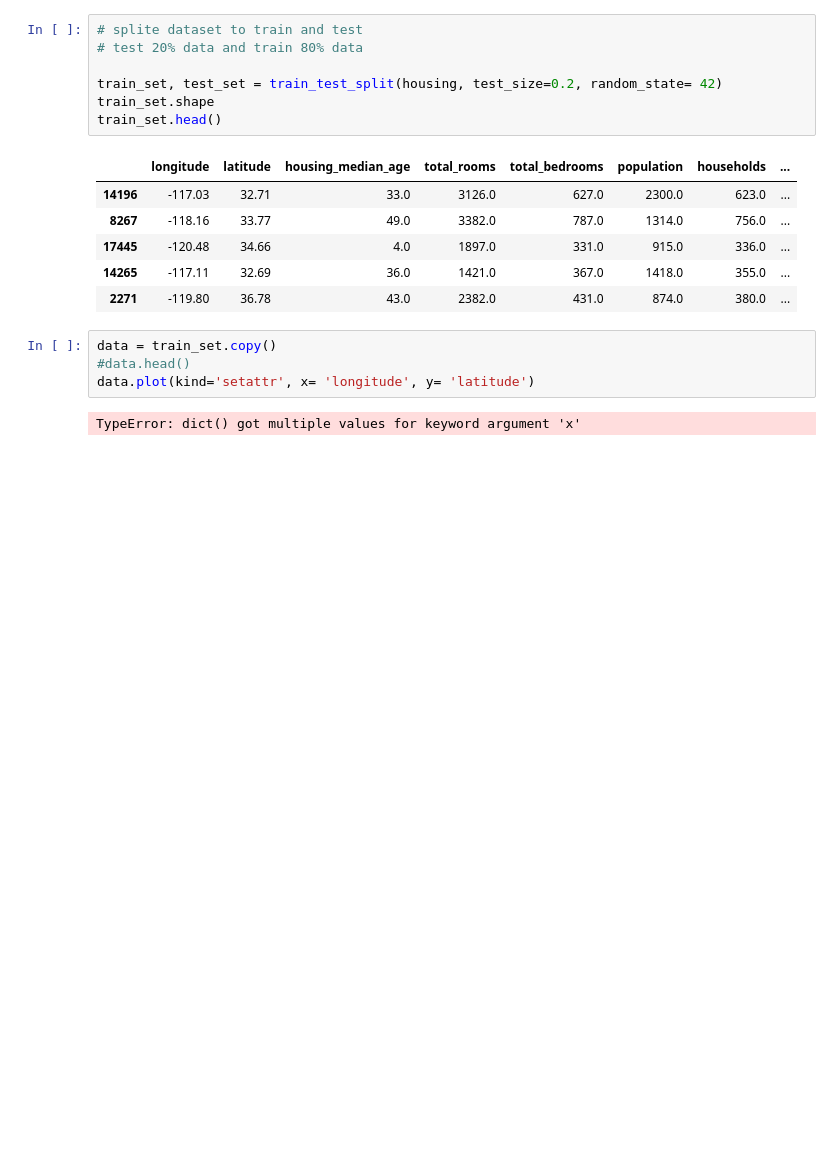
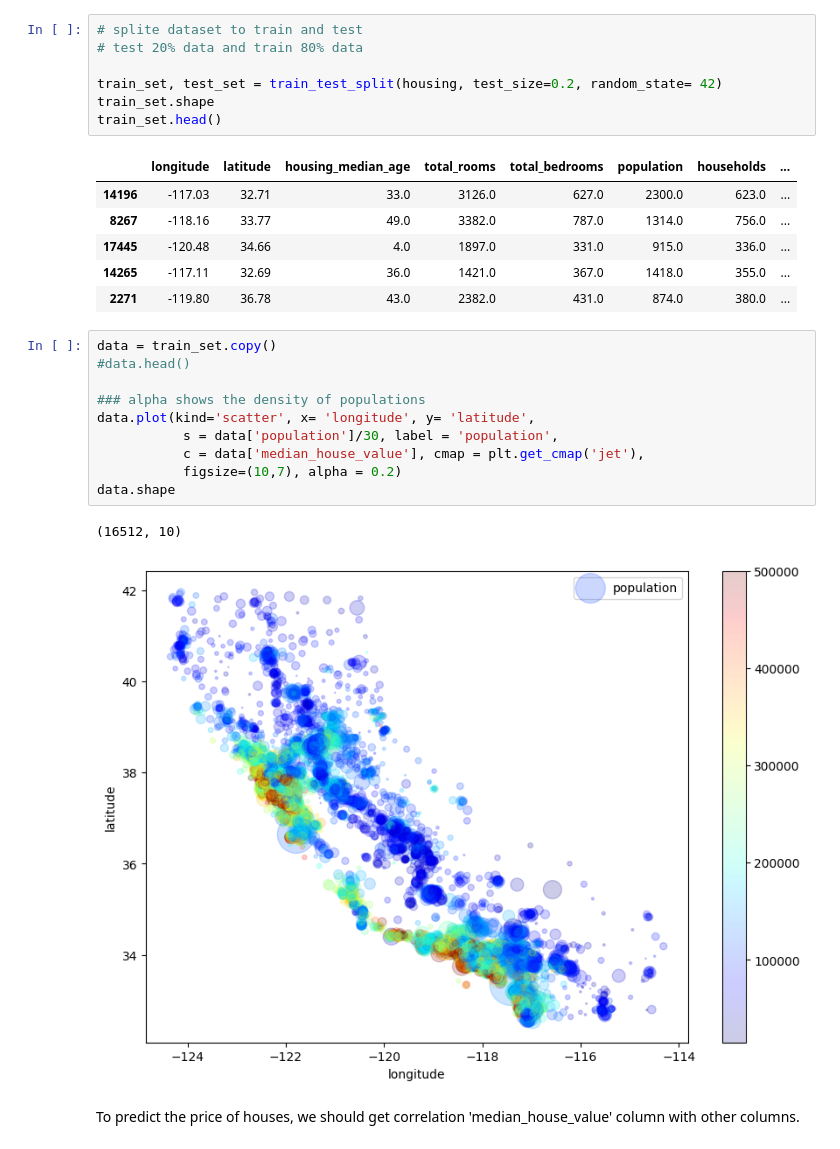
Before and after one commit to Naderiii/Housing_ML_Project, a Jupyter notebook: housing.ipynb, the cells around one changed output. Saved outputs shown, nothing was run; the diff lists cells and outputs as text; blank space fills up the shorter version.

Commit message:
analyzing data

```diff
--- a/housing.ipynb
+++ b/housing.ipynb
@@ -116,6 +117,15 @@ train_set.head()
 # %%
 data = train_set.copy()
 #data.head()
-data.plot(kind='setattr', x= 'longitude', y= 'latitude')
+
+### alpha shows the density of populations
+data.plot(kind='scatter', x= 'longitude', y= 'latitude',
+           s = data['population']/30, label = 'population',
+           c = data['median_house_value'], cmap = plt.get_cmap('jet'),
+           figsize=(10,7), alpha = 0.2)
+data.shape
 # %% [output]
-TypeError: dict() got multiple values for keyword argument 'x'
+(16512, 10)
+[figure, added]
+# %% [markdown]
+To predict the price of houses, we should get correlation 'median_house_value' column with other columns.
```
Also changed, not shown: parts of 4 cells of this notebook.
